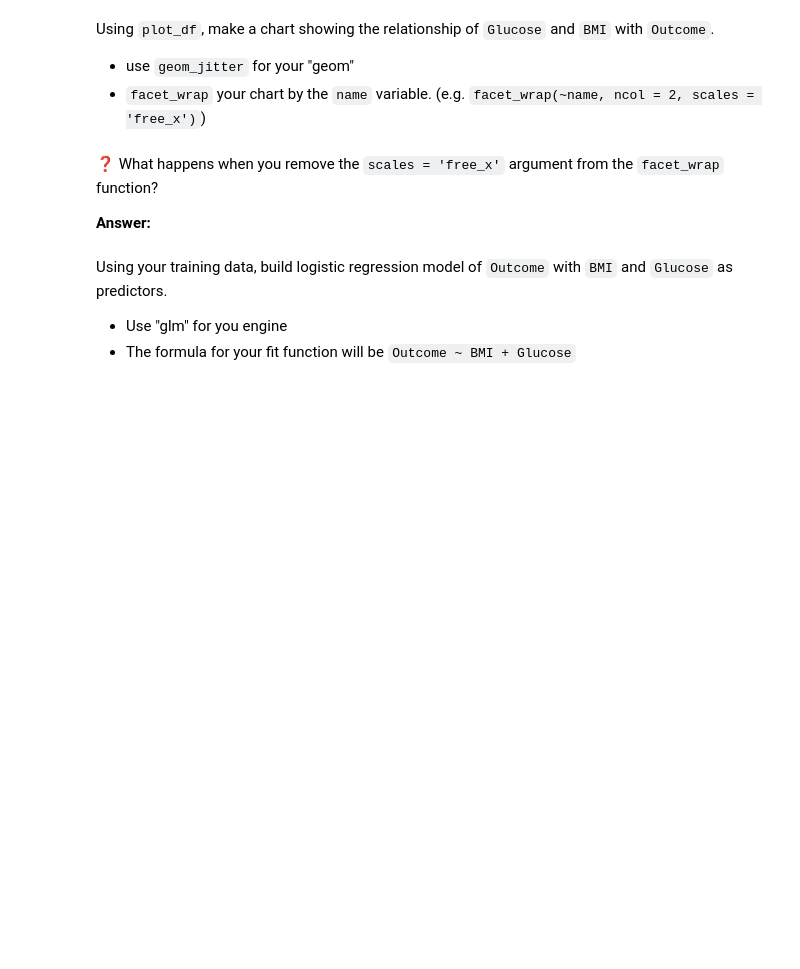
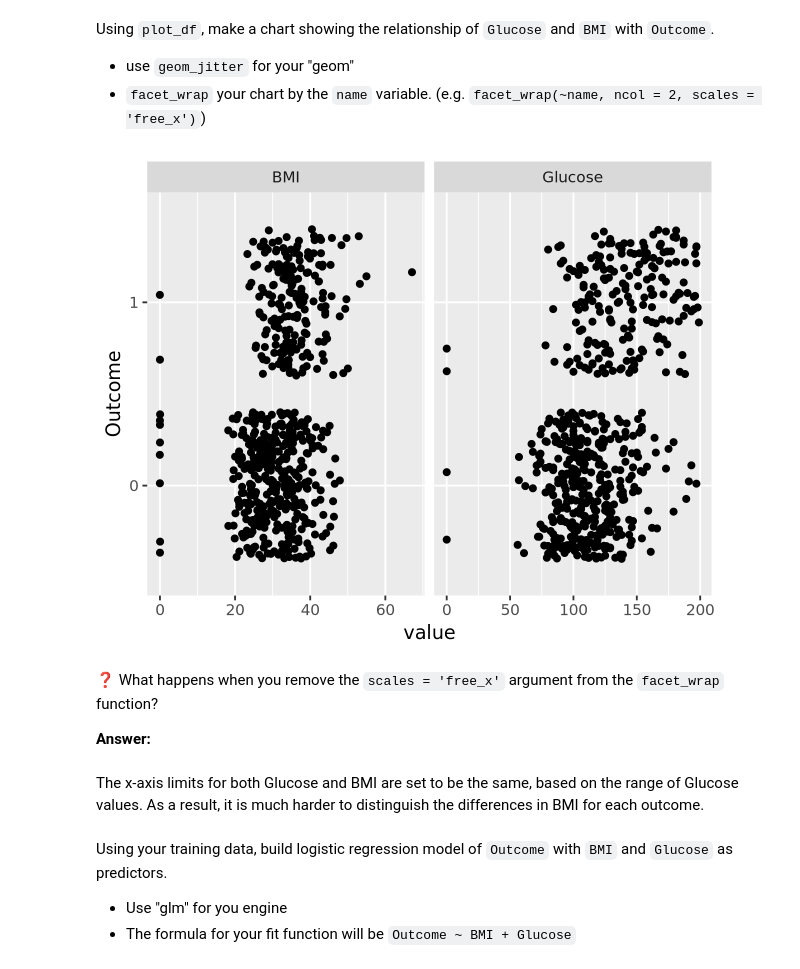
Before and after one commit to UNC-DATA-730/unit-5-assignment-stfurey, a Jupyter notebook: assignment5.ipynb, the cells around one changed output. Saved outputs shown, nothing was run; the diff lists cells and outputs as text; code cells hidden in the pictures; blank space fills up the shorter version.

```diff
--- a/assignment5.ipynb
+++ b/assignment5.ipynb
@@ -45,10 +105,18 @@ Using `plot_df`, make a chart showing the relationship of `Glucose` and `BMI` wi
 
 - use `geom_jitter` for your "geom"
 - `facet_wrap` your chart by the `name` variable. (e.g. `facet_wrap(~name, ncol = 2, scales = 'free_x')`)
+# %%
+ggplot(plot_df, aes(x = value, y = Outcome))+
+geom_jitter()+
+facet_wrap(~name, ncol = 2, scales = 'free_x')
+# %% [output]
+[figure, added]
 # %% [markdown]
 ❓ What happens when you remove the `scales = 'free_x'` argument from the `facet_wrap` function?
 
 **Answer:**
+# %% [markdown]
+The x-axis limits for both Glucose and BMI are set to be the same, based on the range of Glucose values. As a result, it is much harder to distinguish the differences in BMI for each outcome.
 # %% [markdown]
 Using your training data, build logistic regression model of `Outcome` with `BMI` and `Glucose` as predictors.
 - Use "glm" for you engine
```
Also changed, not shown: parts of 13 cells of this notebook.
